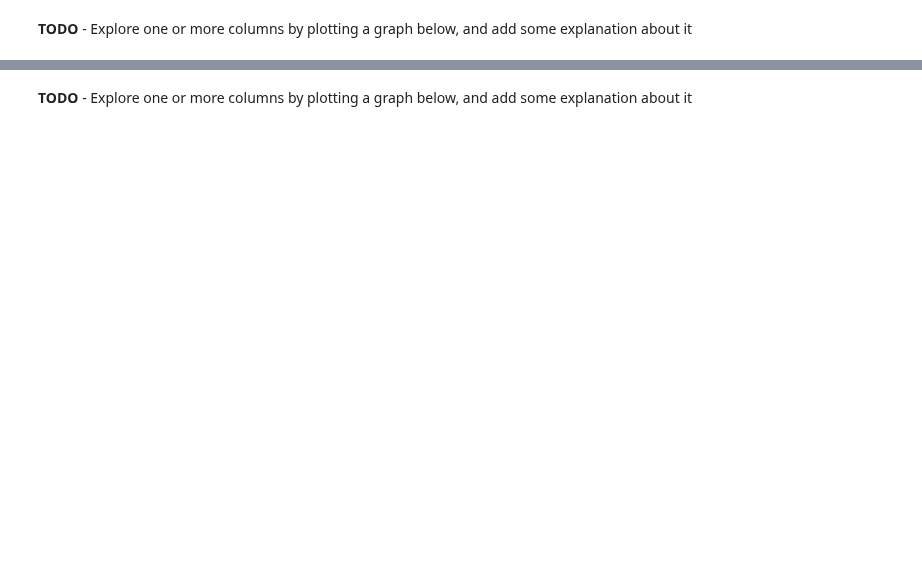
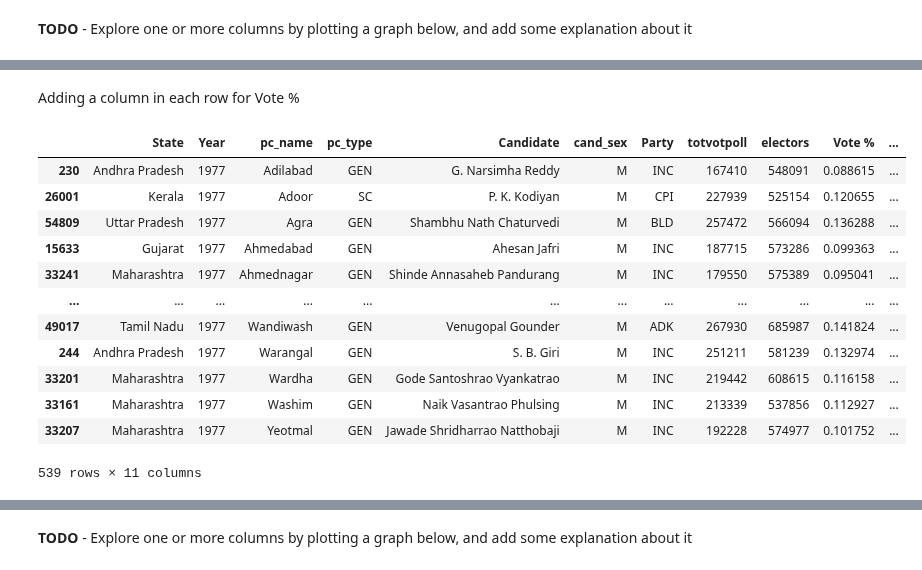
Before and after one commit to arunp77/Python-programming, a Jupyter notebook: Python-fundamental/zerotopandas_course_project.ipynb, the cells around one changed output, grey strips where cells are left out. Cells and saved outputs as stored; diff of their text form; code cells hidden in the pictures; blank space fills up the shorter version.

```diff
--- a/Python-fundamental/zerotopandas_course_project.ipynb
+++ b/Python-fundamental/zerotopandas_course_project.ipynb
@@ -620,0 +652,3 @@ ax.set_ylabel('Candidate Name')
+# %%
+national_dfcopy['Voting %'] = national_dfcopy['totvotpoll']*100/national_dfcopy['electors']
+national_dfcopy
@@ -620,0 +673,6 @@ ax.set_ylabel('Candidate Name')
+# %%
+# filter data year-wise for the year 1999
+national_dfcopy_1977 = national_dfcopy.loc[national_dfcopy['Year'] == 1977]
+
+# display the filtered DataFrame
+national_dfcopy_1977
@@ -620,0 +708,2 @@ ax.set_ylabel('Candidate Name')
+# %%
+national_dfcopy_1977.loc[:, 'Voting %'] = national_dfcopy_1977['totvotpoll']*100 / national_dfcopy_1977['electors']
@@ -620,0 +716,22 @@ ax.set_ylabel('Candidate Name')
+# %% [markdown]
+Adding a column in each row for Vote %
+# %%
+# finding the row with the highest 'totvotpoll' for each 'pc_name' group.
+# group the data by 'pc_name' and find the row with the highest 'totvotpoll' for each group
+
+national_dfcopy_1977max = national_dfcopy_1977.loc[national_dfcopy_1977.groupby('pc_name')['totvotpoll'].idxmax()]
+national_dfcopy_1977max
+# %% [output]
+|  | State | Year | pc_name | pc_type | Candidate | cand_sex | Party | totvotpoll | electors | Vote % | ... |
+| 230 | Andhra Pradesh | 1977 | Adilabad | GEN | G. Narsimha Reddy | M | INC | 167410 | 548091 | 0.088615 | ... |
+| 26001 | Kerala | 1977 | Adoor | SC | P. K. Kodiyan | M | CPI | 227939 | 525154 | 0.120655 | ... |
+| 54809 | Uttar Pradesh | 1977 | Agra | GEN | Shambhu Nath Chaturvedi | M | BLD | 257472 | 566094 | 0.136288 | ... |
+| 15633 | Gujarat | 1977 | Ahmedabad | GEN | Ahesan Jafri | M | INC | 187715 | 573286 | 0.099363 | ... |
+| 33241 | Maharashtra | 1977 | Ahmednagar | GEN | Shinde Annasaheb Pandurang | M | INC | 179550 | 575389 | 0.095041 | ... |
+| ... | ... | ... | ... | ... | ... | ... | ... | ... | ... | ... | ... |
+| 49017 | Tamil Nadu | 1977 | Wandiwash | GEN | Venugopal Gounder | M | ADK | 267930 | 685987 | 0.141824 | ... |
+| 244 | Andhra Pradesh | 1977 | Warangal | GEN | S. B. Giri | M | INC | 251211 | 581239 | 0.132974 | ... |
+| 33201 | Maharashtra | 1977 | Wardha | GEN | Gode Santoshrao Vyankatrao | M | INC | 219442 | 608615 | 0.116158 | ... |
+| 33161 | Maharashtra | 1977 | Washim | GEN | Naik Vasantrao Phulsing | M | INC | 213339 | 537856 | 0.112927 | ... |
+| 33207 | Maharashtra | 1977 | Yeotmal | GEN | Jawade Shridharrao Natthobaji | M | INC | 192228 | 574977 | 0.101752 | ... |
+539 rows × 11 columns
```
Also changed, not shown: parts of 23 cells of this notebook.
